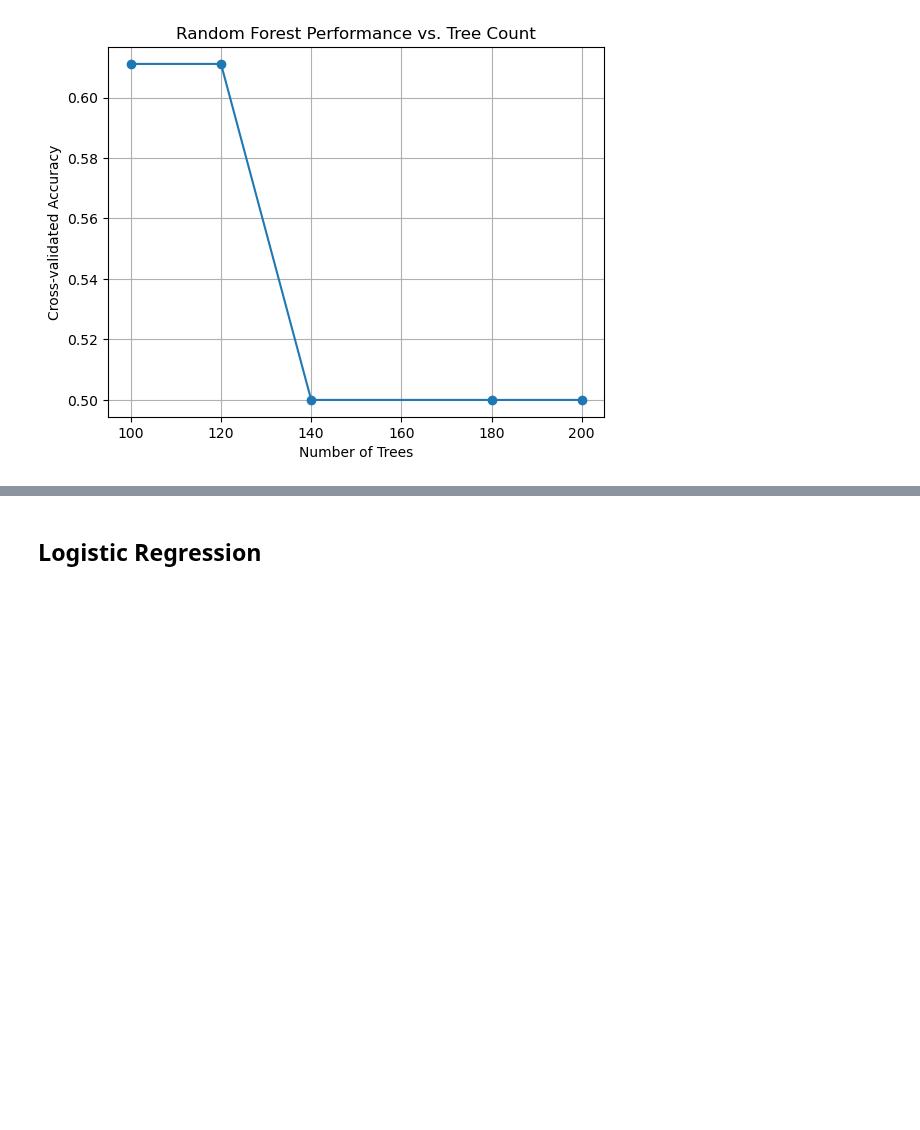
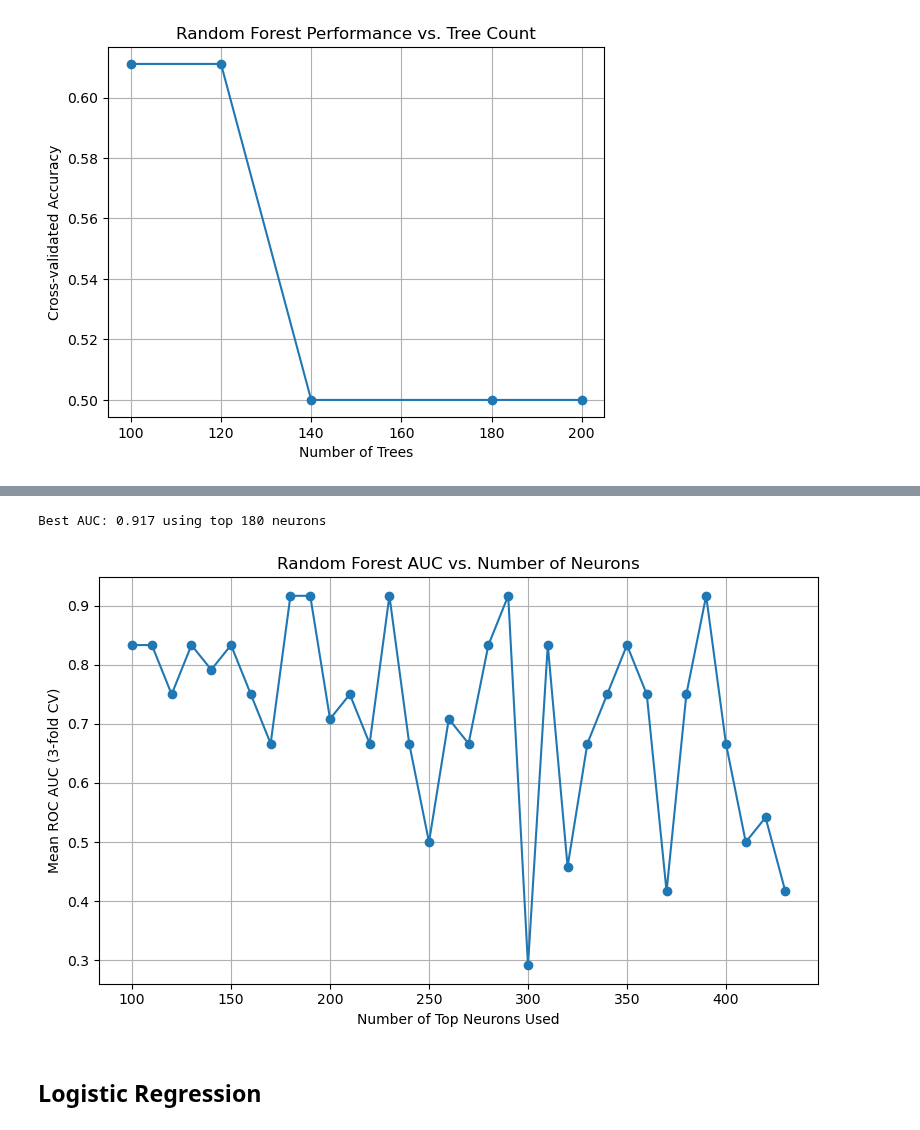
Before and after one commit to JHCelaya/FearDecoding, a Jupyter notebook: ProjectFinal.ipynb, the cells around one changed output, grey strips where cells are left out. Drawn from its saved outputs; the diff is of its cells as text; code cells hidden in the pictures; blank space fills up the shorter version.

```diff
--- a/ProjectFinal.ipynb
+++ b/ProjectFinal.ipynb
@@ -409,6 +411,15 @@ df_filtered['danger_label'] = (df_filtered['cue_label'] == 1).astype(int)
 X = df_filtered[[col for col in df.columns if col.startswith('neuron_')]]
 y = df_filtered['danger_label']
 
+# Compute correlation of each neuron with suppression
+neuron_correlations = {
+    neuron: pearsonr(df_filtered[neuron], df_filtered['suppression_mean'])[0]
+    for neuron in neuron_cols
+}
+
+# Sort by absolute correlation for later
+sorted_neurons = sorted(neuron_correlations.items(), key=lambda x: abs(x[1]), reverse=True)
+
 # Output shape and class balance
 X.shape, y.value_counts()
 # %% [output]
@@ -589,3 +630,49 @@ plt.show()
+# %%
+# use our best parameters
+best_params = {
+    'n_estimators': 100,
+    'max_depth': None,
+    'max_features': 'sqrt',
+    'min_samples_leaf': 1,
+    'min_samples_split': 2
+}
+
+# Sort by absolute value of correlation
+sorted_neurons = sorted(neuron_correlations.items(), key=lambda x: abs(x[1]), reverse=True)
+
+# Extract just the neuron names
+ranked_neurons = [name for name, _ in sorted_neurons]
+
+auc_scores = []
+neuron_counts = list(range(100, 435, 10))  # try top 10, 20, ..., 200
+
+for n in neuron_counts:
+    top_n = ranked_neurons[:n]
+    X_subset = X[top_n]
+
+    rf = RandomForestClassifier(**best_params, random_state=42)
+    auc = cross_val_score(rf, X_subset, y, cv=3, scoring='roc_auc').mean()
+    auc_scores.append(auc)
+
+# Find the best AUC and corresponding neuron count
+best_index = int(np.argmax(auc_scores))
+best_neuron_count = neuron_counts[best_index]
+best_auc = auc_scores[best_index]
+
+print(f"Best AUC: {best_auc:.3f} using top {best_neuron_count} neurons")
+
+# Plot results
+plt.figure(figsize=(8, 5))
+plt.plot(neuron_counts, auc_scores, marker='o')
+plt.xlabel("Number of Top Neurons Used")
+plt.ylabel("Mean ROC AUC (3-fold CV)")
+plt.title("Random Forest AUC vs. Number of Neurons")
+plt.grid(True)
+plt.tight_layout()
+plt.show()
+# %% [output]
+Best AUC: 0.917 using top 180 neurons
+[figure, added]
 # %% [markdown]
 ## Logistic Regression
 # %% [markdown]
```
Also changed, not shown: parts of 7 cells of this notebook, 1 other file.
